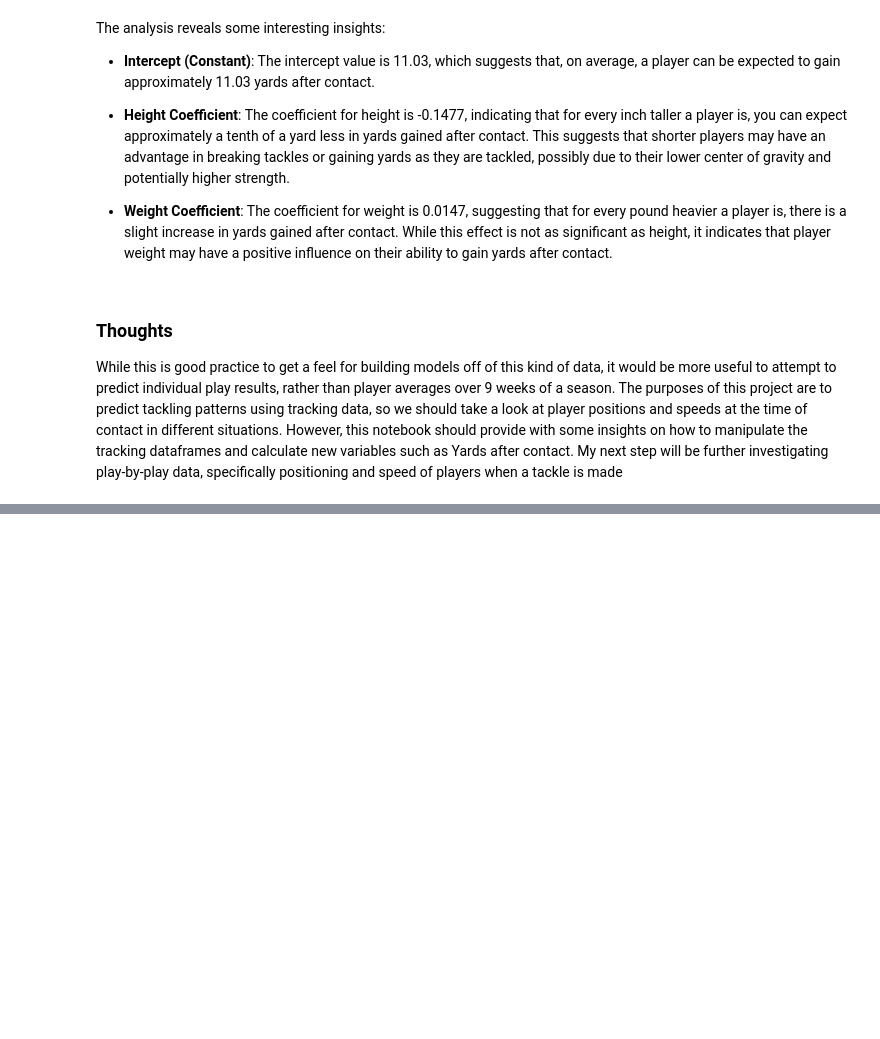
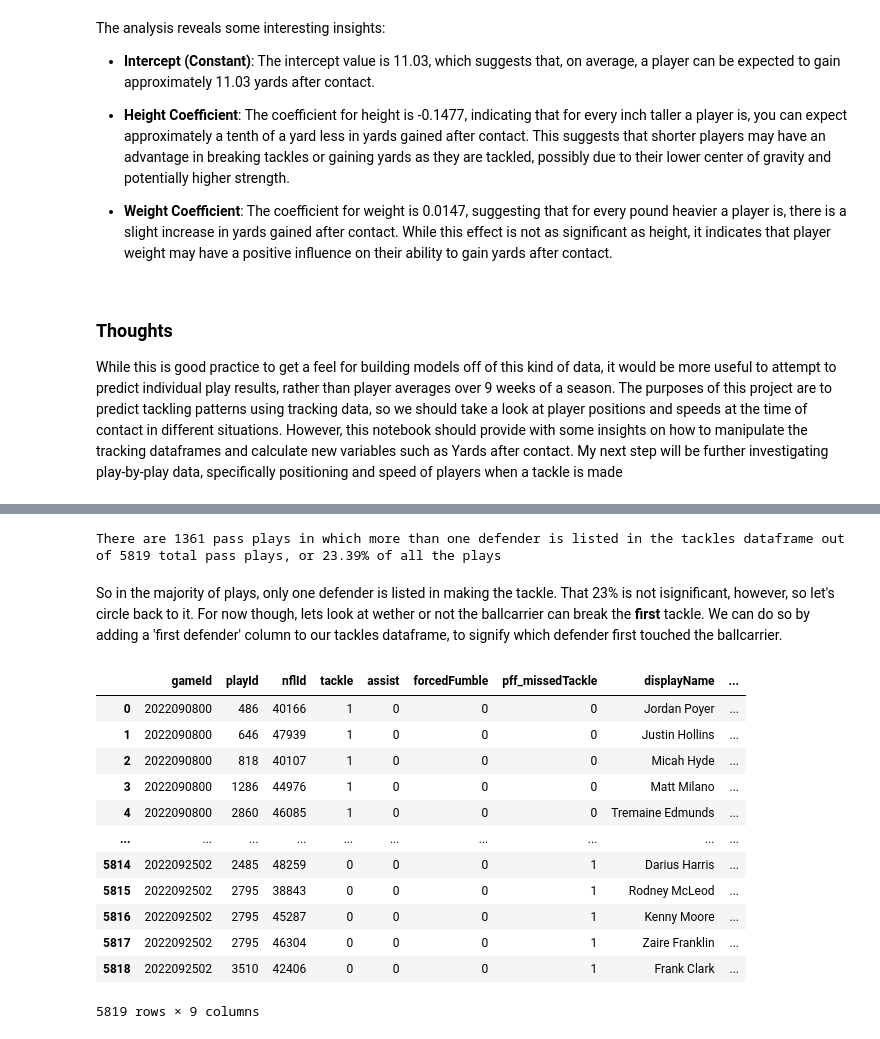
Before and after one commit to quincy928/BDB-2023, a Jupyter notebook: YAC EDA.ipynb, the cells around one changed output, grey strips where cells are left out. Drawn from its saved outputs; the diff is of its cells as text; code cells hidden in the pictures; blank space fills up the shorter version.

```diff
--- a/YAC EDA.ipynb
+++ b/YAC EDA.ipynb
@@ -271,6 +273,7 @@ pass_plays = pass_plays[
 tackles_pass = tackles_pass[
     tackles_pass.set_index(['gameId', 'playId']).index.isin(filtered_tracking_data.set_index(['gameId', 'playId']).index)
 ]
+tackles_pass = pd.merge(tackles_pass, players[['nflId', 'displayName']], on=['nflId'], how='left')
 # %% [markdown]
 ### Now lets calculate yards after contact for each play
 # %%
@@ -455,0 +493,24 @@ While this is good practice to get a feel for building models off of this kind o
+# %%
+print(f'There are {multiple_defenders_plays.shape[0]} pass plays in which more than one defender is listed in the tackles dataframe out of {tackles_pass.shape[0]} total pass plays, or {round(multiple_defenders_plays.shape[0]/tackles_pass.shape[0]*100,2)}% of all the plays')
+# %% [output]
+There are 1361 pass plays in which more than one defender is listed in the tackles dataframe out of 5819 total pass plays, or 23.39% of all the plays
+# %% [markdown]
+So in the majority of plays, only one defender is listed in making the tackle. That 23% is not isignificant, however, so let's circle back to it. For now though, lets look at wether or not the ballcarrier can break the **first** tackle. We can do so by adding a 'first defender' column to our tackles dataframe, to signify which defender first touched the ballcarrier.
+# %%
+# If there is only one tackler list him as the first_defender
+tackles_pass['first_defender'] = tackles_pass.groupby(['gameId', 'playId'])['displayName'].transform(lambda x: x.iloc[0] if len(x) == 1 else None)
+tackles_pass
+# %% [output]
+|  | gameId | playId | nflId | tackle | assist | forcedFumble | pff_missedTackle | displayName | ... |
+| 0 | 2022090800 | 486 | 40166 | 1 | 0 | 0 | 0 | Jordan Poyer | ... |
+| 1 | 2022090800 | 646 | 47939 | 1 | 0 | 0 | 0 | Justin Hollins | ... |
+| 2 | 2022090800 | 818 | 40107 | 1 | 0 | 0 | 0 | Micah Hyde | ... |
+| 3 | 2022090800 | 1286 | 44976 | 1 | 0 | 0 | 0 | Matt Milano | ... |
+| 4 | 2022090800 | 2860 | 46085 | 1 | 0 | 0 | 0 | Tremaine Edmunds | ... |
+| ... | ... | ... | ... | ... | ... | ... | ... | ... | ... |
+| 5814 | 2022092502 | 2485 | 48259 | 0 | 0 | 0 | 1 | Darius Harris | ... |
+| 5815 | 2022092502 | 2795 | 38843 | 0 | 0 | 0 | 1 | Rodney McLeod | ... |
+| 5816 | 2022092502 | 2795 | 45287 | 0 | 0 | 0 | 1 | Kenny Moore | ... |
+| 5817 | 2022092502 | 2795 | 46304 | 0 | 0 | 0 | 1 | Zaire Franklin | ... |
+| 5818 | 2022092502 | 3510 | 42406 | 0 | 0 | 0 | 1 | Frank Clark | ... |
+5819 rows × 9 columns
```
Also changed, not shown: parts of 24 cells of this notebook.
